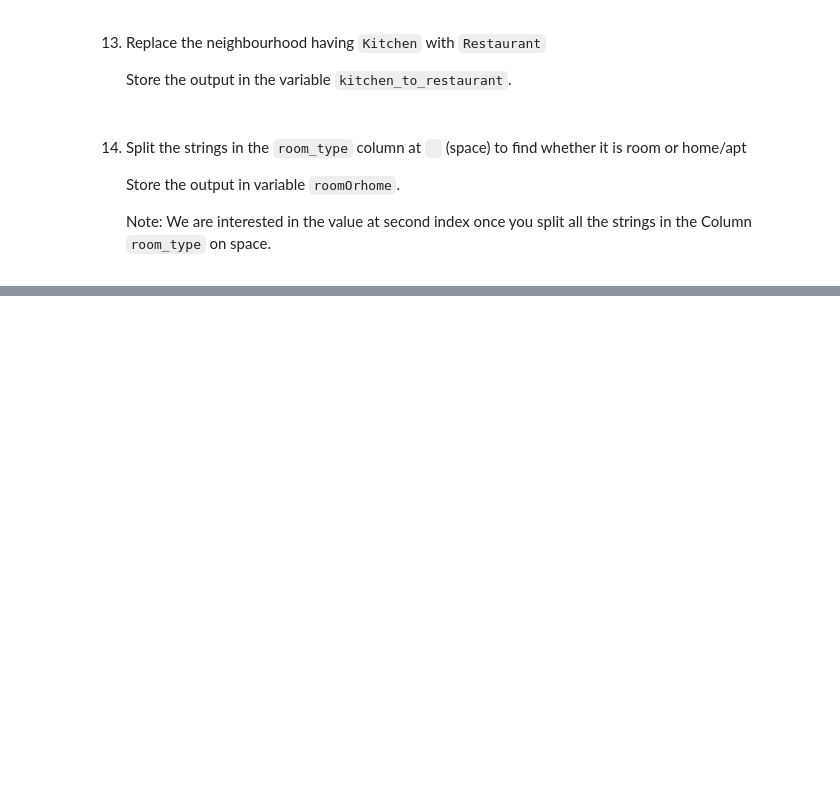
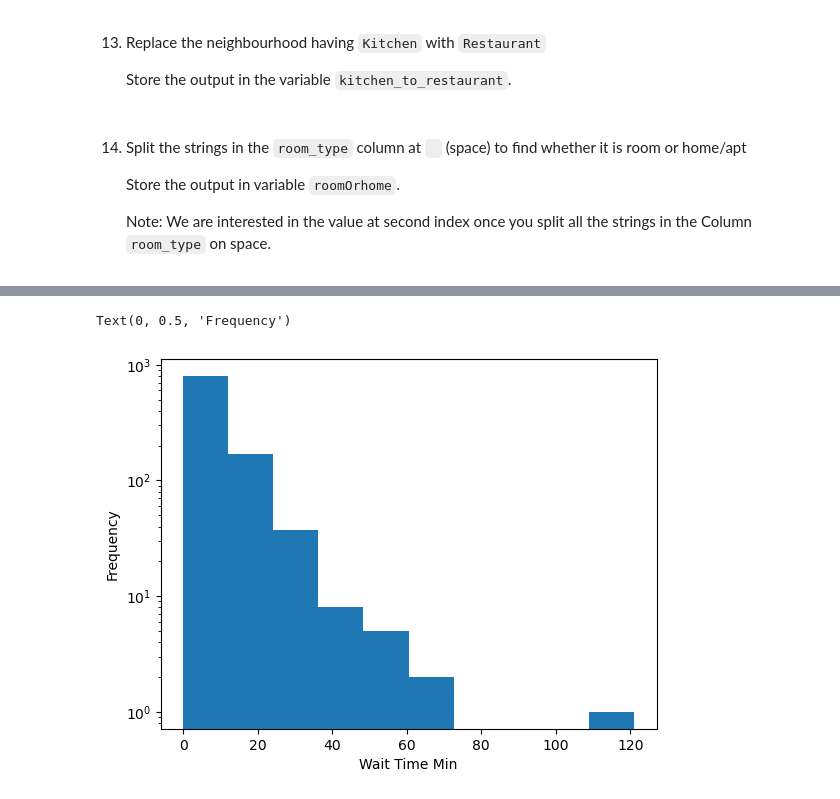
Before and after one commit to DVadeus/Data-Analysis, a Jupyter notebook: 3 Data Cleaning Pandas.ipynb, the cells around one changed output, grey strips where cells are left out. Drawn from its saved outputs; the diff is of its cells as text; code cells hidden in the pictures; blank space fills up the shorter version.

```diff
--- a/3 Data Cleaning Pandas.ipynb
+++ b/3 Data Cleaning Pandas.ipynb
@@ -2332,0 +2533,2 @@ roomOrhome = df['room_type'].str.split()
+# %%
+df["Wait Time Min"].fillna(df["Wait Time Min"].median(), inplace = True)
@@ -2332,0 +2539,2 @@ roomOrhome = df['room_type'].str.split()
+# %%
+df['Credit ID'].bfill(inplace = True)
@@ -2332,0 +2559,2 @@ roomOrhome = df['room_type'].str.split()
+# %%
+df.drop_duplicates(['Booking ID', 'Trip ID', 'Car Model', 'Payment Type', 'Pickup Location'], keep = 'last', inplace = True)
@@ -2332,0 +2575,2 @@ roomOrhome = df['room_type'].str.split()
+# %%
+df['Car Type'].replace('Go Mini', 'GO Mini', inplace = True)
@@ -2332,0 +2606,8 @@ roomOrhome = df['room_type'].str.split()
+# %%
+Wait_Time_plot = df['Wait Time Min'].plot(kind='hist')
+Wait_Time_plot.set_yscale('log')
+Wait_Time_plot.set_xlabel('Wait Time Min')
+Wait_Time_plot.set_ylabel('Frequency')
+# %% [output]
+Text(0, 0.5, 'Frequency')
+[figure, added]
```
Also changed, not shown: parts of 68 cells of this notebook, 1 other file.
